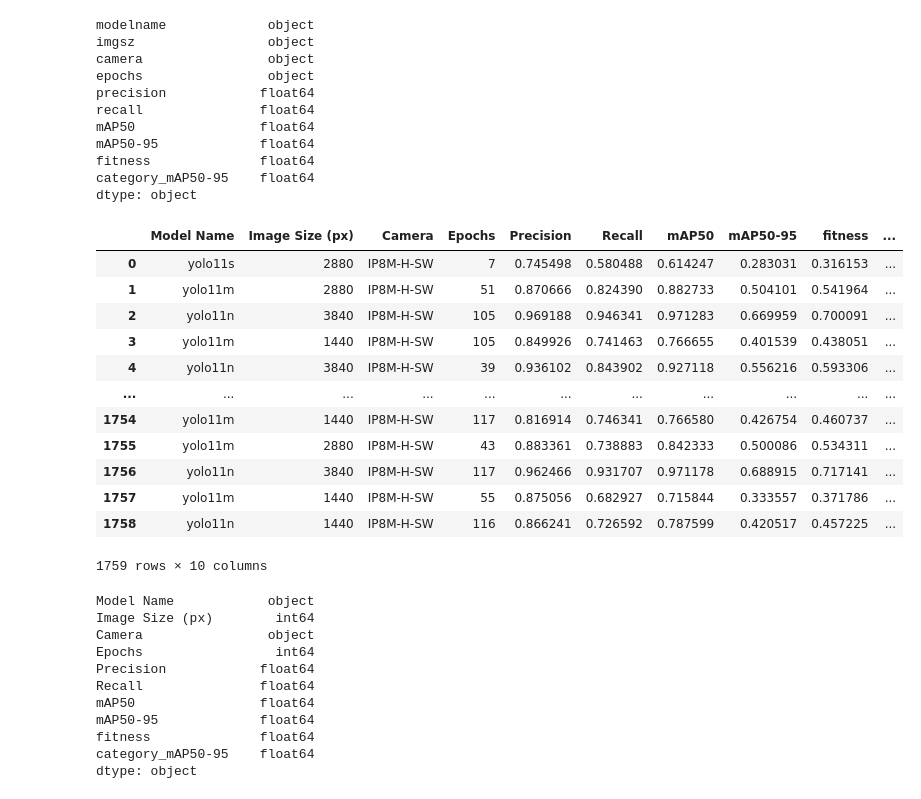
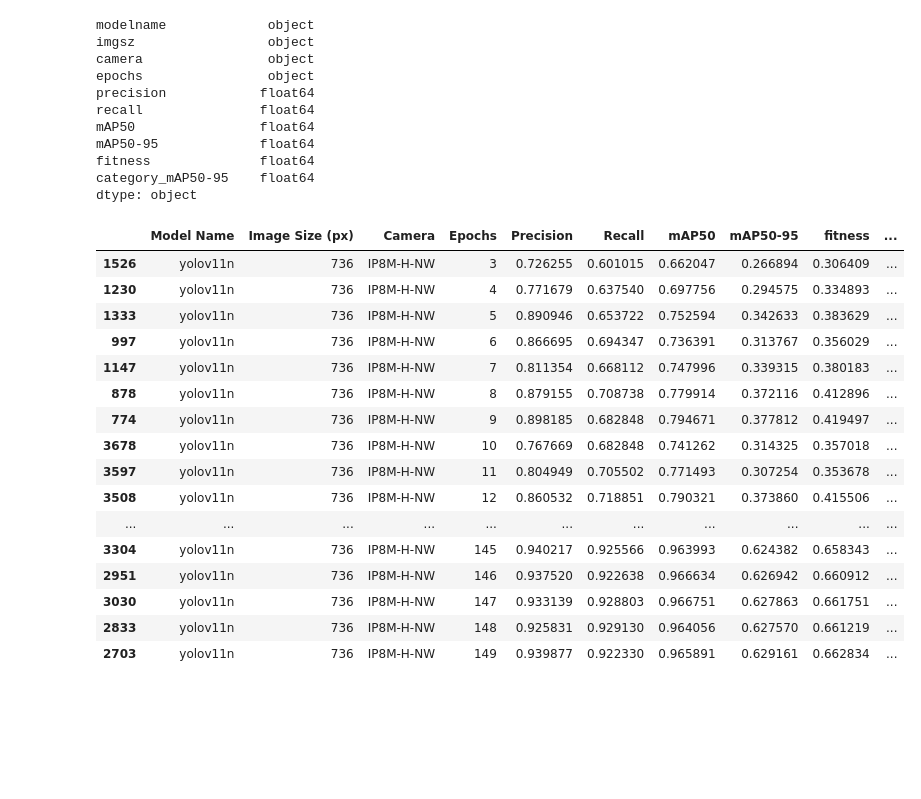
Before and after one commit to mtmoore-ai/deer-detector, a Jupyter notebook: yolov11_validation_results.ipynb, the cells around one changed output. Drawn from its saved outputs; the diff is of its cells as text; code cells hidden in the pictures; blank space fills up the shorter version.

```diff
--- a/yolov11_validation_results.ipynb
+++ b/yolov11_validation_results.ipynb
@@ -6,13 +6,27 @@ import matplotlib.pyplot as plt
 import os
 import re
 import seaborn as sns
+# %%
+def join_mask( mask_list,combineor=False ):
+    full_mask = None
+    for m in mask_list:
+        if full_mask is None:
+            full_mask = m
+        else:
+            if combineor:
+                full_mask = full_mask | m
+            else:
+                full_mask = full_mask & m
+    return full_mask
 # %%
 resultdir = "/data/mtmoore/school/CSiML_AI395T/final_project/models/yolo11/iterative/validation"
-resultre = re.compile(r'^.+\/(?P<modelname>[^_]+)_(?P<imgsz>[\d]+)imgsz_(?P<camera>[^_]+)_(?P<epochs>[\d]+)epochs-val$')
+resultre = re.compile(r'^.+\/(?P<modelname>[^_]+)_(?P<imgsz>[\d]+)imgsz_(?P<camera>[^_]+)_(?P<epochs>[^-]+?)(epochs)?-val$')
 metricre = re.compile(r'^(?P<category>category)?_*(?P<metric>metrics/)?(?P<name>[^(]*).*?$')
 
-model_parent = "yolo"
+model_parent = "yolov"
 val_results = []
+
+plot_metrics = ['Precision', 'Recall', 'mAP50', 'mAP50-95', ]
 
 for valresult in glob.glob(f"{resultdir}/*-val"):
 
@@ -23,6 +37,8 @@ for valresult in glob.glob(f"{resultdir}/*-val"):
     params = match.groupdict()
     new_result = params.copy()
     new_result['modelname'] = f"{model_parent}{new_result['modelname']}"
+    if new_result['epochs'] == "best":
+        new_result['epochs'] = 150
 
     if not os.path.exists(f"{valresult}/metrics.json"):
         print(f"{valresult}/metrics.json doesn't exist right now, skipping")
@@ -43,5 +59,8 @@ for valresult in glob.glob(f"{resultdir}/*-val"):
                         new_result[ f"{md['category']}_{md['name']}" ] = v[0]
                 else:
                     new_result[ k ] = v
+        # skip one weird data point
+        if float(new_result['mAP50-95']) < 0.001 and  new_result['epochs'] == 150:
+            continue
         val_results.append(new_result.copy())
 # %% [output]
@@ -59,49 +69,49 @@ didn't match directory name /data/mtmoore/school/CSiML_AI395T/final_project/mode
 # %%
 val_df = pd.DataFrame(val_results)
 print(val_df.dtypes)
 val_df = val_df.astype({'imgsz': 'int', 'epochs':'int',
                         'precision': 'float', 'recall': 'float',
                         'mAP50': 'float', 'mAP50-95': 'float',
                        })
 val_df.rename(columns={'imgsz': "Image Size (px)", 'epochs': 'Epochs',
                        'precision': 'Precision', 'recall': 'Recall',
                        'camera': 'Camera', 'modelname': 'Model Name',
                       }, inplace=True)
-display(val_df)
+
+mask = []
+for m in plot_metrics:
+    mask.append( (val_df[m] < 0.001) )
+
+val_df.drop(val_df[ join_mask(mask, combineor=True) ].index, inplace=True)
 val_df.dtypes
+
+display(val_df[ (val_df['Camera']=="IP8M-H-NW") & (val_df["Image Size (px)"] == 736) & ( val_df['Model Name'] == "yolov11n") ].sort_values(['Epochs']))
 # %% [output]
 modelname             object
 imgsz                 object
 camera                object
 epochs                object
 precision            float64
 recall               float64
 mAP50                float64
 mAP50-95             float64
 fitness              float64
 category_mAP50-95    float64
 dtype: object
 |  | Model Name | Image Size (px) | Camera | Epochs | Precision | Recall | mAP50 | mAP50-95 | fitness | ... |
-| 0 | yolo11s | 2880 | IP8M-H-SW | 7 | 0.745498 | 0.580488 | 0.614247 | 0.283031 | 0.316153 | ... |
-| 1 | yolo11m | 2880 | IP8M-H-SW | 51 | 0.870666 | 0.824390 | 0.882733 | 0.504101 | 0.541964 | ... |
-| 2 | yolo11n | 3840 | IP8M-H-SW | 105 | 0.969188 | 0.946341 | 0.971283 | 0.669959 | 0.700091 | ... |
-| 3 | yolo11m | 1440 | IP8M-H-SW | 105 | 0.849926 | 0.741463 | 0.766655 | 0.401539 | 0.438051 | ... |
-| 4 | yolo11n | 3840 | IP8M-H-SW | 39 | 0.936102 | 0.843902 | 0.927118 | 0.556216 | 0.593306 | ... |
+| 1526 | yolov11n | 736 | IP8M-H-NW | 3 | 0.726255 | 0.601015 | 0.662047 | 0.266894 | 0.306409 | ... |
+| 1230 | yolov11n | 736 | IP8M-H-NW | 4 | 0.771679 | 0.637540 | 0.697756 | 0.294575 | 0.334893 | ... |
+| 1333 | yolov11n | 736 | IP8M-H-NW | 5 | 0.890946 | 0.653722 | 0.752594 | 0.342633 | 0.383629 | ... |
+| 997 | yolov11n | 736 | IP8M-H-NW | 6 | 0.866695 | 0.694347 | 0.736391 | 0.313767 | 0.356029 | ... |
+| 1147 | yolov11n | 736 | IP8M-H-NW | 7 | 0.811354 | 0.668112 | 0.747996 | 0.339315 | 0.380183 | ... |
+| 878 | yolov11n | 736 | IP8M-H-NW | 8 | 0.879155 | 0.708738 | 0.779914 | 0.372116 | 0.412896 | ... |
+| 774 | yolov11n | 736 | IP8M-H-NW | 9 | 0.898185 | 0.682848 | 0.794671 | 0.377812 | 0.419497 | ... |
+| 3678 | yolov11n | 736 | IP8M-H-NW | 10 | 0.767669 | 0.682848 | 0.741262 | 0.314325 | 0.357018 | ... |
+| 3597 | yolov11n | 736 | IP8M-H-NW | 11 | 0.804949 | 0.705502 | 0.771493 | 0.307254 | 0.353678 | ... |
+| 3508 | yolov11n | 736 | IP8M-H-NW | 12 | 0.860532 | 0.718851 | 0.790321 | 0.373860 | 0.415506 | ... |
 | ... | ... | ... | ... | ... | ... | ... | ... | ... | ... | ... |
-| 1754 | yolo11m | 1440 | IP8M-H-SW | 117 | 0.816914 | 0.746341 | 0.766580 | 0.426754 | 0.460737 | ... |
-| 1755 | yolo11m | 2880 | IP8M-H-SW | 43 | 0.883361 | 0.738883 | 0.842333 | 0.500086 | 0.534311 | ... |
-| 1756 | yolo11n | 3840 | IP8M-H-SW | 117 | 0.962466 | 0.931707 | 0.971178 | 0.688915 | 0.717141 | ... |
-| 1757 | yolo11m | 1440 | IP8M-H-SW | 55 | 0.875056 | 0.682927 | 0.715844 | 0.333557 | 0.371786 | ... |
-| 1758 | yolo11n | 1440 | IP8M-H-SW | 116 | 0.866241 | 0.726592 | 0.787599 | 0.420517 | 0.457225 | ... |
+| 3304 | yolov11n | 736 | IP8M-H-NW | 145 | 0.940217 | 0.925566 | 0.963993 | 0.624382 | 0.658343 | ... |
+| 2951 | yolov11n | 736 | IP8M-H-NW | 146 | 0.937520 | 0.922638 | 0.966634 | 0.626942 | 0.660912 | ... |
+| 3030 | yolov11n | 736 | IP8M-H-NW | 147 | 0.933139 | 0.928803 | 0.966751 | 0.627863 | 0.661751 | ... |
+| 2833 | yolov11n | 736 | IP8M-H-NW | 148 | 0.925831 | 0.929130 | 0.964056 | 0.627570 | 0.661219 | ... |
+| 2703 | yolov11n | 736 | IP8M-H-NW | 149 | 0.939877 | 0.922330 | 0.965891 | 0.629161 | 0.662834 | ... |
-1759 rows × 10 columns
-Model Name            object
-Image Size (px)        int64
-Camera                object
-Epochs                 int64
-Precision            float64
-Recall               float64
-mAP50                float64
-mAP50-95             float64
-fitness              float64
-category_mAP50-95    float64
-dtype: object
```
Also changed, not shown: parts of 5 cells of this notebook, 4 other files.
